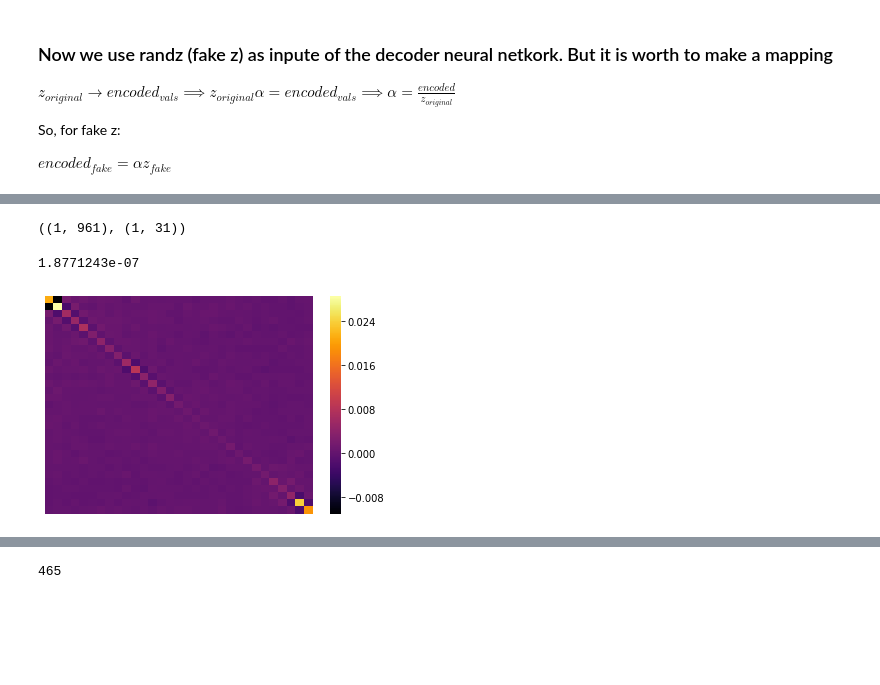
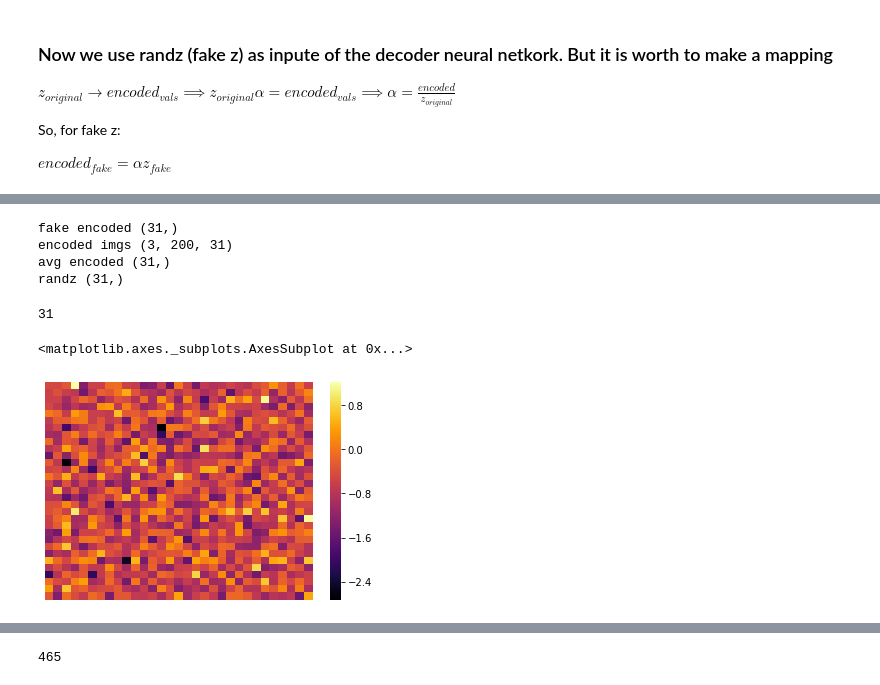
Before and after one commit to igomezv/neuralCosmoReconstruction, a Jupyter notebook: notebooks/binned_JLA_ANN.ipynb, the cells around one changed output, grey strips where cells are left out. Saved outputs shown, nothing was run; the diff lists cells and outputs as text; code cells hidden in the pictures; blank space fills up the shorter version.

```diff
--- a/notebooks/binned_JLA_ANN.ipynb
+++ b/notebooks/binned_JLA_ANN.ipynb
@@ -64,14 +37,9 @@ covset_noise = np.zeros((numMatrix, 31, 31))
 
 for i in range(numMatrix):
     print("\r Generating {} matrix".format(i+1), end=" ")
-    err = np.random.normal()
-#     val, vec = np.linalg.eigh(syscov)
-#     D = np.diag(val)
-#     covset[i] = (vec+0.0001*err) @ (D) @ (vec+0.0001*err).T
     err = np.random.normal(size=syscov.shape)
     covset[i] = syscov + 0.001 * err
     covset_noise[i] = syscov + 0.05 * err
-#     covset_noise[i] = syscov + 0.001*err
 # %% [output]
  Generating 1000 matrix
 # %%
@@ -271,13 +261,0 @@ plt.show()
-# %%
-n = 10  # How many digits we will display
-plt.figure(figsize=(20, 4))
-for i in range(n):
-    # Display original
-    ax = plt.subplot(2, n, i + 1)
-    sns.heatmap(covset_test[i].reshape(31, 31), cbar=False, fmt='g', xticklabels=False, yticklabels=False,
-                cmap = 'inferno')
-    # Display reconstruction
-    ax = plt.subplot(2, n, i + 1 + n)
-    sns.heatmap(decoded_imgs[i].reshape(31, 31), cbar=False, fmt='g', xticklabels=False, yticklabels=False,
-                cmap = 'inferno')
-plt.savefig('predicted_covs_binned_jla.png', dpi=200)
@@ -434,9 +379,0 @@ print(np.shape(encoded_imgs))
-# %%
-for i, avg in enumerate(avg_encoded):
-    alpha = avg/zz[i]
-    fake_encoded[0, i] = alpha * ranzz[i]
-# %%
-decoded_fake = decoder.predict(fake_encoded)
-np.shape(decoded_fake), np.shape(fake_encoded)
-# %% [output]
-((1, 961), (1, 31))
@@ -445,12 +380,34 @@ np.shape(decoded_fake), np.shape(fake_encoded)
+# %%
+fake_encoded = np.zeros(31)
+avg_encoded = np.mean(encoded_imgs[2], axis=0)
+print('fake encoded', np.shape(fake_encoded))
+print('encoded imgs', np.shape(encoded_imgs))
+print('avg encoded', np.shape(avg_encoded))
+print('randz', np.shape(ranz))
+
+for i, avg in enumerate(avg_encoded):
+    alpha = avg/z[i]
+    fake_encoded[i] = alpha * ranz[i]
+# %% [output]
+fake encoded (31,)
+encoded imgs (3, 200, 31)
+avg encoded (31,)
+randz (31,)
+# %%
+len(fake_encoded)
+# %% [output]
+31
 # %%
+decoded_fake = decoder.predict(fake_encoded.reshape(1,31))
+
 sns.heatmap(pd.DataFrame(decoded_fake[0, :].reshape(31,31)),
             fmt='g', xticklabels=False, yticklabels=False,
             cmap = 'inferno',
             robust=False)
 
-clean_img = autoencoder.predict(decoded_fake[0, :].reshape(1,-1))
-plt.savefig('fake_cov_jla.png', dpi=200)
-np.min(np.abs(decoded_fake[0, :]))
+# clean_img = autoencoder.predict(decoded_fake[0, :].reshape(1,-1))
+# plt.savefig('fake_cov_jla.png', dpi=200)
+# np.min(np.abs(decoded_fake[0, :]))
 # %% [output]
-1.8771243e-07
+<matplotlib.axes._subplots.AxesSubplot at 0x...>
-[figure, old version]
+[figure, new version]
```
Also changed, not shown: parts of 72 cells of this notebook.
